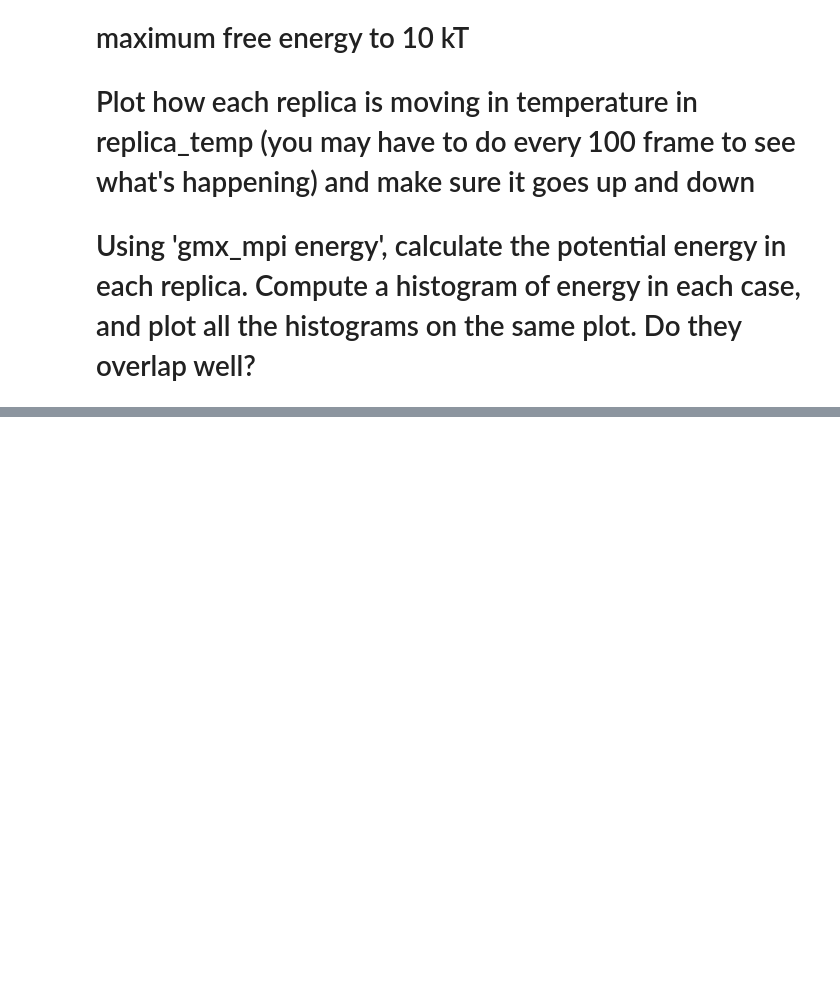
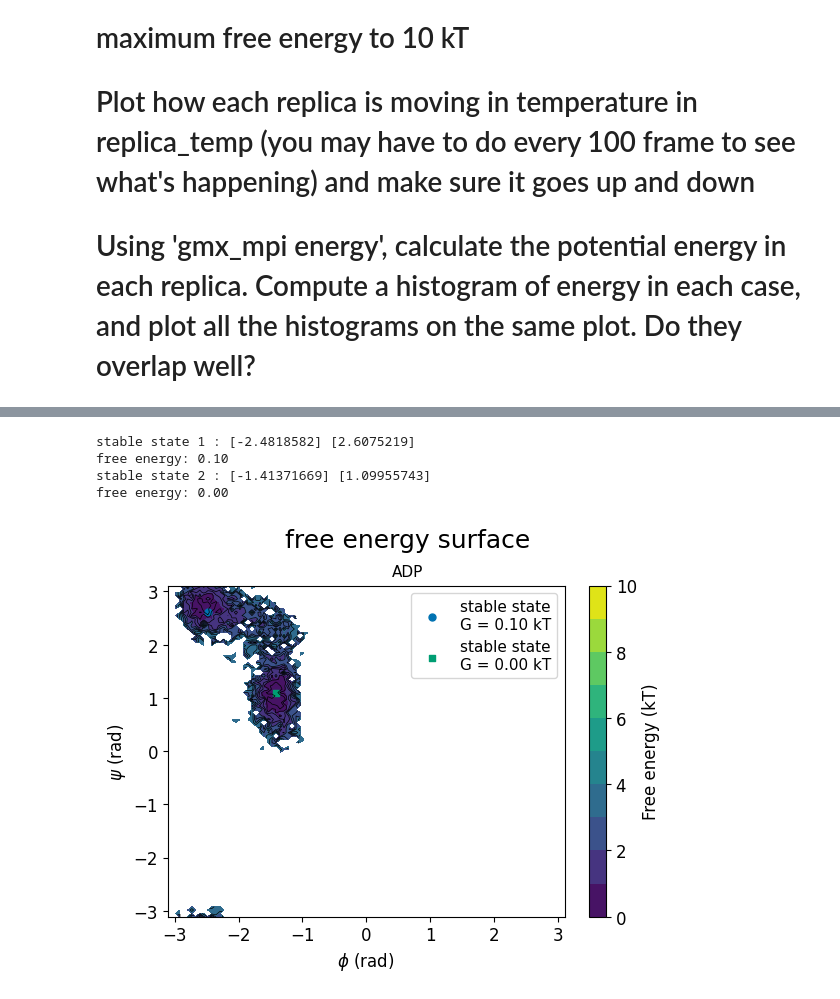
Before and after one commit to cerbveen/comp-lab-class, a Jupyter notebook: Week5/Analysis/plotting.ipynb, the cells around one changed output, grey strips where cells are left out. Saved outputs shown, nothing was run; the diff lists cells and outputs as text; code cells hidden in the pictures; blank space fills up the shorter version.

Commit message:
300-450K doesn't show full surface

```diff
--- a/Week5/Analysis/plotting.ipynb
+++ b/Week5/Analysis/plotting.ipynb
@@ -30,0 +91,78 @@ fig=plt.figure(1)
+# %%
+# figure 2: free energy surface-original data
+fig=plt.figure(2)
+
+# compute free energy and normalize
+H, xedges, yedges = np.histogram2d(phi[1][:,0], psi[1][:,0], bins=100, range=[[-np.pi, np.pi], [-np.pi, np.pi]])
+F = -np.log(H)
+F -= F.min()
+# set min and max of free energy
+Fmin, Fmax = 0, 10
+
+# free energy surface & contour lines
+# set the contour levels
+levels = np.linspace(Fmin, Fmax, 11)
+# compute the midpoints of the bins
+x = 0.5*(xedges[1:] + xedges[:-1])
+y = 0.5*(yedges[1:] + yedges[:-1])
+# plot the free energy, colorblind-friendly
+plt.contourf(x, y, F.T, levels=levels)
+# colorbar, 0 to 8, fontsize = 12, only show ticks at 0, 2, 4, 6, 8, 10
+cbar = plt.colorbar(ticks=[0, 2, 4, 6, 8, 10])
+cbar.ax.tick_params(labelsize=12)
+# add labels to the colorbar, fontsize = 12
+cbar.set_label('Free energy (kT)', fontsize=12)
+# plot the contour lines, colorblind-friendly
+plt.contour(x, y, F.T, levels=10, colors='k', linewidths=0.5)
+
+# labels & title
+# labels, fontsize = 12
+plt.xlabel('$\phi$ (rad)', fontsize=12)
+plt.ylabel('$\psi$ (rad)', fontsize=12)
+# two lines of title
+plt.text(x=0.5, y=0.88, s="free energy surface", fontsize=18, ha="center", transform=fig.transFigure)
+plt.text(x=0.5, y=0.82, s= "ADP", fontsize=11, ha="center", transform=fig.transFigure)
+plt.subplots_adjust(top=0.8, wspace=0.3)
+# modify the tick labels to be fontsize = 12
+plt.xticks(fontsize=12)
+plt.yticks(fontsize=12)
+
+# this part can be commented out (need further debugging)
+# stable states finding (semi-manual)
+# parameters (setting after seeing the plot)
+N_stable = 3
+# area = [psi_min, psi_max, phi_min, phi_max] = [y,y,x,x]
+area=[[-np.pi, np.pi, -np.pi, -np.pi/2], [-np.pi, np.pi, -np.pi/2, 0], [-np.pi, np.pi, 0, np.pi]]
+# blind-friendly colors & shapes
+colors = ['#0072B2', '#009E73', '#D55E00']
+shapes = ['o', 's', 'd']
+# find the stable states
+for i in range(0,3):
+    xidx = np.where((x>area[i][2]) & (x<area[i][3]))
+    yidx = np.where((y>area[i][0]) & (y<area[i][1]))
+    # find the minimum value in the area of interest
+    idx = np.argpartition(F[xidx[0], :][:, yidx[0]].flatten(), 1)[:1]
+    # convert the indices to x and y indices
+    px1, px2 = np.unravel_index(idx, F[xidx[0], :][:, yidx[0]].shape)
+    # check if px1,px1 is the stable state
+    if (F[xidx[0][px1], yidx[0][px2]] < Fmin+1): # if the free energy is less than 1, it is a stable state
+        # if yes, print the coordinates of the stable state and the free energy
+        print("stable state", 1+i, ":", x[xidx[0][px1]], y[yidx[0][px2]])
+        # format the F value to 2 decimal places
+        Fval = "{:.2f}".format(round(float(F[xidx[0][px1], yidx[0][px2]]), 2))
+        print("free energy:", Fval)
+        # plot the stable state, colorblind-friendly, scatter plot
+        plt.scatter(x[xidx[0][px1]], y[yidx[0][px2]], color=colors[i], marker=shapes[i], s=25, label='stable state\nG = '+Fval+' kT')
+        # right top corner legend, fontsize = 11
+        plt.legend(loc='upper right', fontsize=11)
+    i+=1
+
+# save figure as pdf in ../Figures
+fname = '../Figures/fig.2-[adp]free_energy_surface.pdf'
+plt.savefig(fname, format='pdf', dpi=300, bbox_inches='tight')
+# %% [output]
+stable state 1 : [-2.4818582] [2.6075219]
+free energy: 0.10
+stable state 2 : [-1.41371669] [1.09955743]
+free energy: 0.00
+[figure, added]
```
Also changed, not shown: parts of 16 cells of this notebook, 7 other files.
